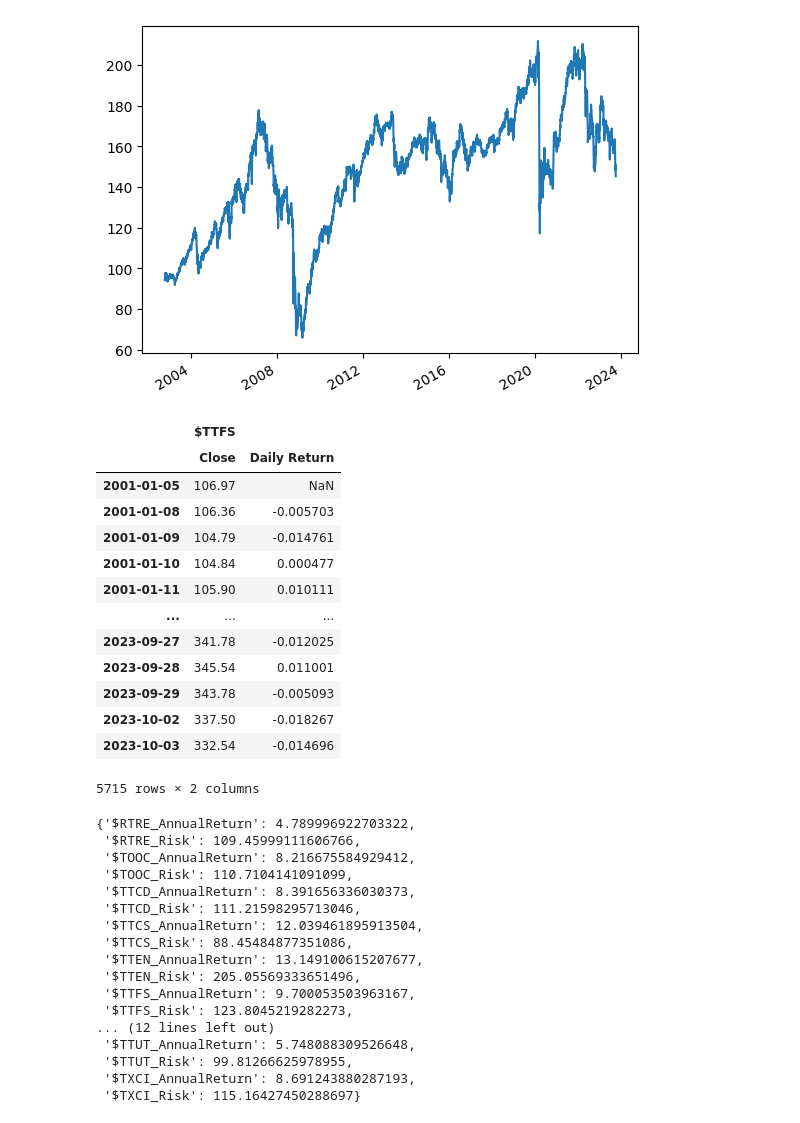
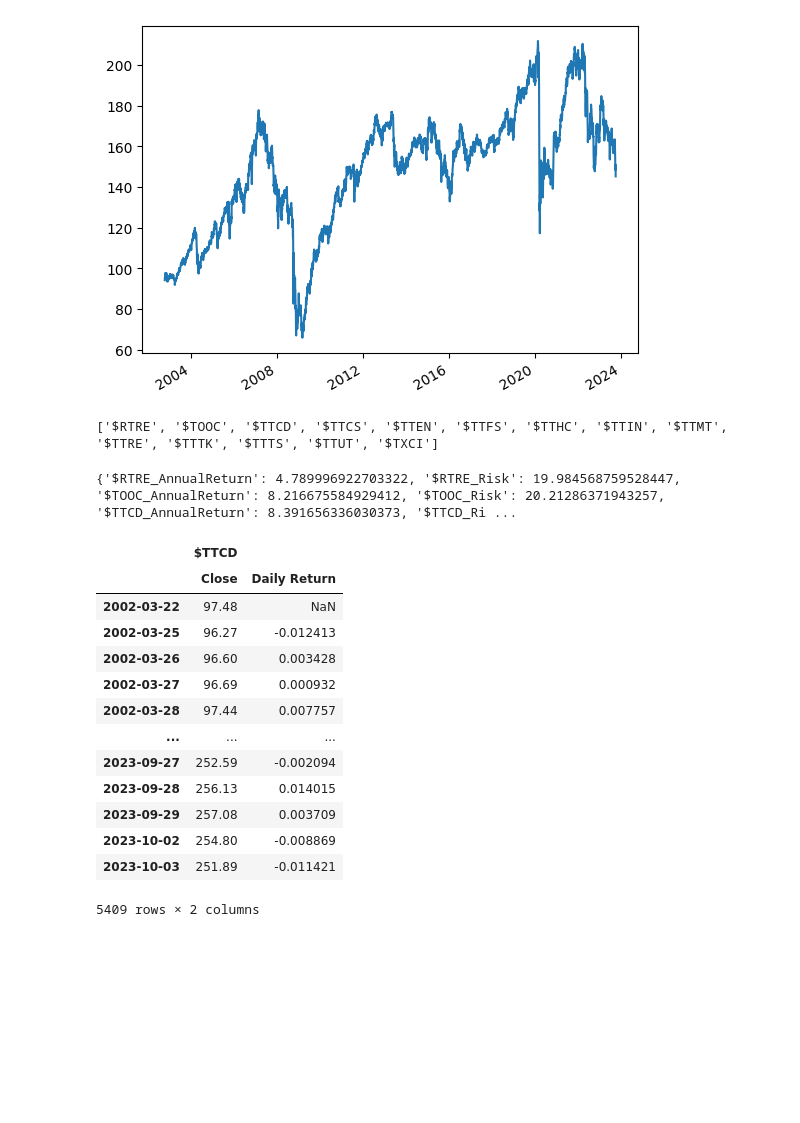
Before and after one commit to Aizenz/GroupProjectBAMS506, a Jupyter notebook: datacleaning.ipynb, the cells around one changed output. Saved outputs shown, nothing was run; the diff lists cells and outputs as text; code cells hidden in the pictures; blank space fills up the shorter version.

Commit message:
calc changes

```diff
--- a/datacleaning.ipynb
+++ b/datacleaning.ipynb
@@ -15,6 +15,9 @@ all_indices.loc['$RTRE'].loc['Open'].plot()
 [figure]
 # %%
 tickers = all_indices.index.get_level_values(0).unique().to_list()
+tickers
+# %% [output]
+['$RTRE', '$TOOC', '$TTCD', '$TTCS', '$TTEN', '$TTFS', '$TTHC', '$TTIN', '$TTMT', '$TTRE', '$TTTK', '$TTTS', '$TTUT', '$TXCI']
 # %%
 close = {}
 calcs = {}
@@ -24,41 +27,25 @@ for ticker in tickers:
     close["{0}".format(ticker)] = all_close(ticker)
     close[ticker][ticker,'Daily Return'] = close[ticker].pct_change(1)
     calcs["{0}_AnnualReturn".format(ticker)] = np.mean(close[ticker][ticker,'Daily Return'])*100*30*12
-    calcs["{0}_Risk".format(ticker)] = np.std(close[ticker][ticker,'Daily Return'])*100*30*np.sqrt(12)
+    calcs["{0}_Risk".format(ticker)] = np.std(close[ticker][ticker,'Daily Return'])*100*np.sqrt(30*12)
-# %%
-close[tickers[5]]
-# %% [output]
-|  | $TTFS |  |
-|  | Close | Daily Return |
-| 2001-01-05 | 106.97 | NaN |
-| 2001-01-08 | 106.36 | -0.005703 |
-| 2001-01-09 | 104.79 | -0.014761 |
-| 2001-01-10 | 104.84 | 0.000477 |
-| 2001-01-11 | 105.90 | 0.010111 |
-| ... | ... | ... |
-| 2023-09-27 | 341.78 | -0.012025 |
-| 2023-09-28 | 345.54 | 0.011001 |
-| 2023-09-29 | 343.78 | -0.005093 |
-| 2023-10-02 | 337.50 | -0.018267 |
-| 2023-10-03 | 332.54 | -0.014696 |
-5715 rows × 2 columns
 # %%
 calcs
 # %% [output]
-{'$RTRE_AnnualReturn': 4.789996922703322,
- '$RTRE_Risk': 109.45999111606766,
- '$TOOC_AnnualReturn': 8.216675584929412,
- '$TOOC_Risk': 110.7104141091099,
- '$TTCD_AnnualReturn': 8.391656336030373,
- '$TTCD_Risk': 111.21598295713046,
- '$TTCS_AnnualReturn': 12.039461895913504,
- '$TTCS_Risk': 88.45484877351086,
- '$TTEN_AnnualReturn': 13.149100615207677,
- '$TTEN_Risk': 205.05569333651496,
- '$TTFS_AnnualReturn': 9.700053503963167,
- '$TTFS_Risk': 123.8045219282273,
-... (12 lines left out)
- '$TTUT_AnnualReturn': 5.748088309526648,
- '$TTUT_Risk': 99.81266625978955,
- '$TXCI_AnnualReturn': 8.691243880287193,
- '$TXCI_Risk': 115.16427450288697}
+{'$RTRE_AnnualReturn': 4.789996922703322, '$RTRE_Risk': 19.984568759528447, '$TOOC_AnnualReturn': 8.216675584929412, '$TOOC_Risk': 20.21286371943257, '$TTCD_AnnualReturn': 8.391656336030373, '$TTCD_Ri ...
+# %%
+close[tickers[2]]
+# %% [output]
+|  | $TTCD |  |
+|  | Close | Daily Return |
+| 2002-03-22 | 97.48 | NaN |
+| 2002-03-25 | 96.27 | -0.012413 |
+| 2002-03-26 | 96.60 | 0.003428 |
+| 2002-03-27 | 96.69 | 0.000932 |
+| 2002-03-28 | 97.44 | 0.007757 |
+| ... | ... | ... |
+| 2023-09-27 | 252.59 | -0.002094 |
+| 2023-09-28 | 256.13 | 0.014015 |
+| 2023-09-29 | 257.08 | 0.003709 |
+| 2023-10-02 | 254.80 | -0.008869 |
+| 2023-10-03 | 251.89 | -0.011421 |
+5409 rows × 2 columns
```
